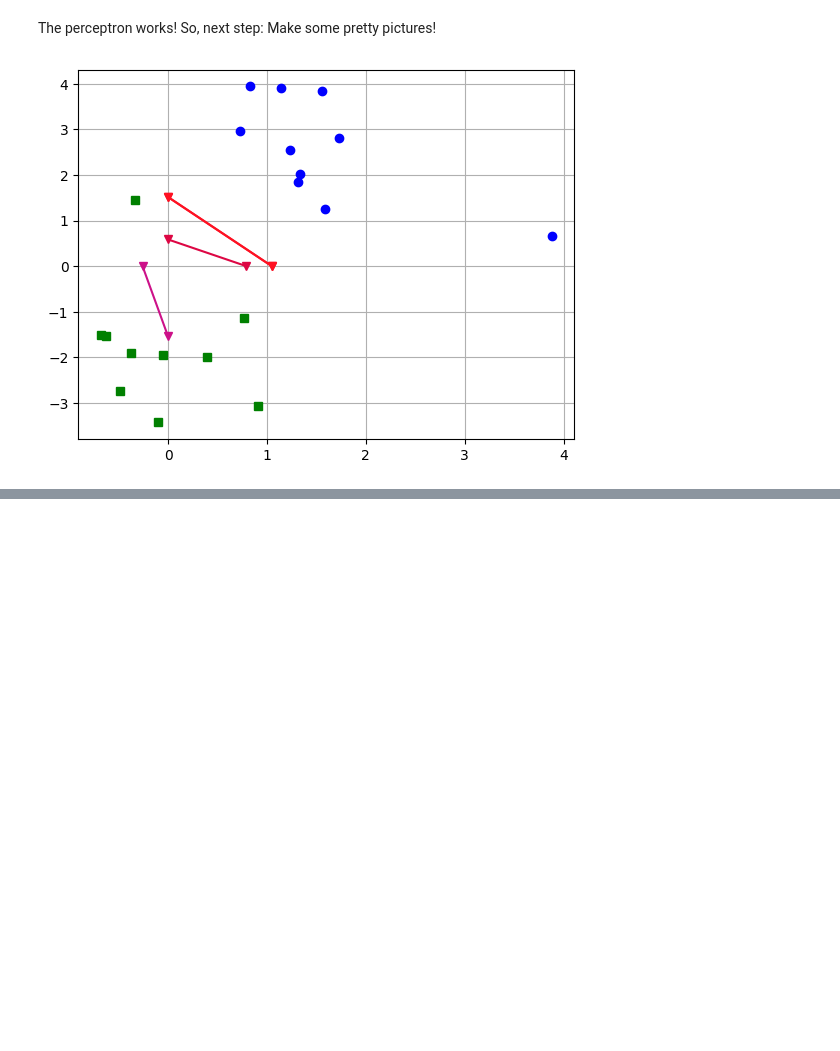
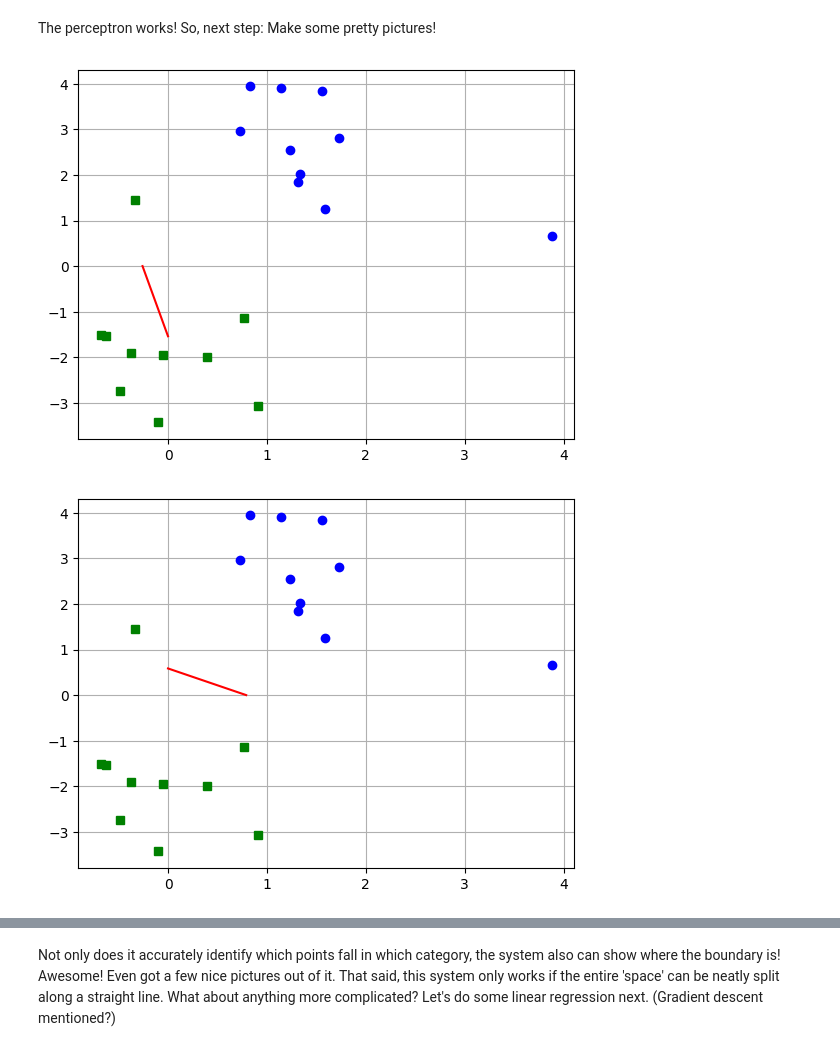
Before and after one commit to ray10k/OrbitalIntelligence, a Jupyter notebook: OrbitalIntel.ipynb, the cells around one changed output, grey strips where cells are left out. Saved outputs shown, nothing was run; the diff lists cells and outputs as text; code cells hidden in the pictures; blank space fills up the shorter version.

Commit message:
Starting with gradient descent

```diff
--- a/OrbitalIntel.ipynb
+++ b/OrbitalIntel.ipynb
@@ -115,25 +115,44 @@ The perceptron works! So, next step: Make some pretty pictures!
 # %%
 %matplotlib inline
 import matplotlib.pyplot as plt
-
+"""
 # step 1: plot out the parts of the dataset that are in the 'false' category.
 # dataset is the data-set, true_values says which items fall in which category.
 false_category =  dataset[true_values == 0]
 plt.plot(false_category[:,0],false_category[:,1], color='green', marker='s', linestyle='')
 
 # step 2: plot out the parts of the dataset that are in the 'true' category.
 true_category = dataset[true_values == 1]
 plt.plot(true_category[:,0], true_category[:,1], color='blue', marker='o', linestyle='')
 
 # step 3: plot what the perceptron arrived at. Out of curiosity
 colors = ['#cc1188', '#dd0744', '#ee2233', '#ff1122']
 
 for color,coords in zip(colors,lines):
     plt.plot([0,coords[1]],[coords[0],0],color=color,marker='v',linestyle='-')
 
 # step 4: add axes
 plt.grid(True)
 
 #plt.plot([my_perceptron.bias],[my_perceptron.bias], color='red', marker='v', linestyle='')
+"""
+
+def draw_full_plot(dataset, true_values, dividing_line):
+    plt.figure()
+    false_category =  dataset[true_values == 0]
+    plt.plot(false_category[:,0],false_category[:,1], color='green', marker='s', linestyle='')
+
+    # step 2: plot out the parts of the dataset that are in the 'true' category.
+    true_category = dataset[true_values == 1]
+    plt.plot(true_category[:,0], true_category[:,1], color='blue', marker='o', linestyle='')
+
+    plt.plot([0,dividing_line[1]],[dividing_line[0],0],color='red',marker='',linestyle='-')
+
+    # step 4: add axes
+    plt.grid(True)
+
+for d_line in lines:
+    draw_full_plot(dataset,true_values,d_line)
 # %% [output]
-[figure, old version]
+[figure, new version]
+[figure, added]
@@ -139,0 +161,5 @@ plt.grid(True)
+# %% [markdown]
+Not only does it accurately identify which points fall in which category, the system also can show where the boundary is! Awesome!
+Even got a few nice pictures out of it.
+That said, this system only works if the entire 'space' can be neatly split along a straight line. What about anything more complicated?
+Let's do some linear regression next. (Gradient descent mentioned?)
```
Also changed, not shown: parts of 1 cell of this notebook, 1 other file.
